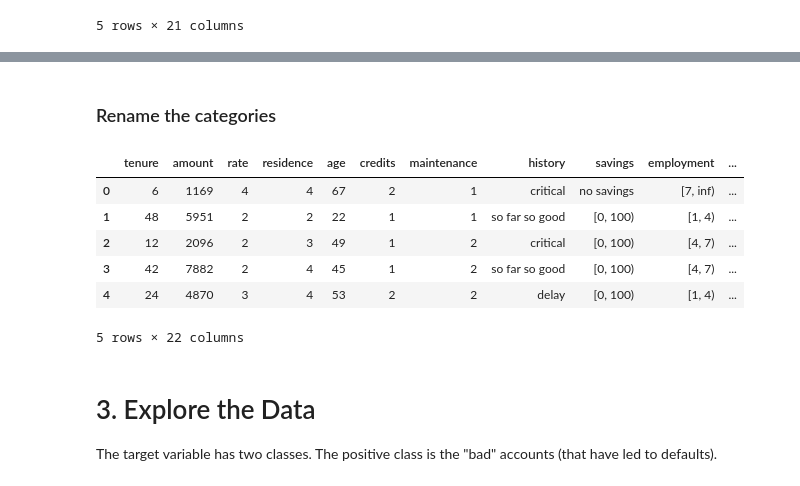
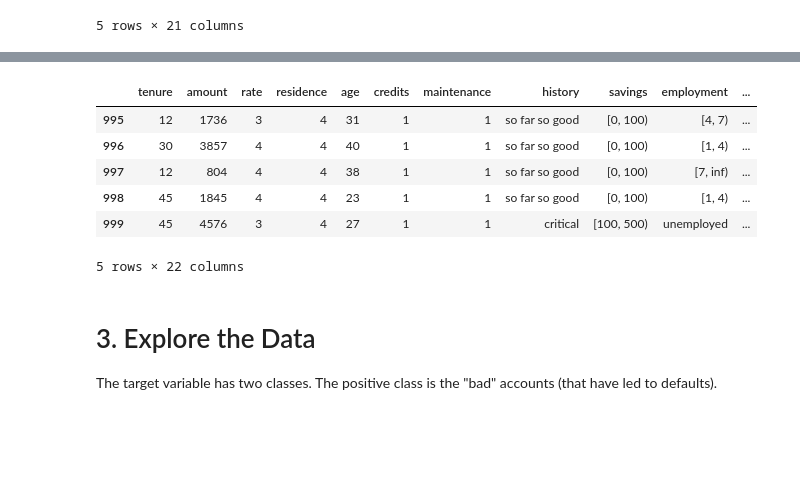
Before and after one commit to leztien/portfolio-project-classification-for-german-credit-database, a Jupyter notebook: exploratory_data_analysis.ipynb, the cells around one changed output, grey strips where cells are left out. Saved outputs shown, nothing was run; the diff lists cells and outputs as text; code cells hidden in the pictures; blank space fills up the shorter version.

```diff
--- a/exploratory_data_analysis.ipynb
+++ b/exploratory_data_analysis.ipynb
@@ -162,2 +99,0 @@ df["sex"] = np.where(
-# %% [markdown]
-### Rename the categories
@@ -275,14 +99,0 @@ for j, d in mapping.items():
-# %%
-# Rearrange the columns: num, cat, str, label
-df = pd.concat([df.select_dtypes(np.number), df.select_dtypes('category'), df.select_dtypes('object')], axis=1)
-df['personal'] = df.pop('personal')
-df['label'] = df.pop('label')
-df.head()
-# %% [output]
-|  | tenure | amount | rate | residence | age | credits | maintenance | history | savings | employment | ... |
-| 0 | 6 | 1169 | 4 | 4 | 67 | 2 | 1 | critical | no savings | [7, inf) | ... |
-| 1 | 48 | 5951 | 2 | 2 | 22 | 1 | 1 | so far so good | [0, 100) | [1, 4) | ... |
-| 2 | 12 | 2096 | 2 | 3 | 49 | 1 | 2 | critical | [0, 100) | [4, 7) | ... |
-| 3 | 42 | 7882 | 2 | 4 | 45 | 1 | 2 | so far so good | [0, 100) | [4, 7) | ... |
-| 4 | 24 | 4870 | 3 | 4 | 53 | 2 | 2 | delay | [0, 100) | [1, 4) | ... |
-5 rows × 22 columns
@@ -292,3 +100,15 @@ df.to_csv("data/user_friendly_cats.csv", index=False)
+# %%
+# load the user friendly dataframe with column and category names for handy EDA
+df = load_data(mode='analysis')
+df.tail()
+# %% [output]
+|  | tenure | amount | rate | residence | age | credits | maintenance | history | savings | employment | ... |
+| 995 | 12 | 1736 | 3 | 4 | 31 | 1 | 1 | so far so good | [0, 100) | [4, 7) | ... |
+| 996 | 30 | 3857 | 4 | 4 | 40 | 1 | 1 | so far so good | [0, 100) | [1, 4) | ... |
+| 997 | 12 | 804 | 4 | 4 | 38 | 1 | 1 | so far so good | [0, 100) | [7, inf) | ... |
+| 998 | 45 | 1845 | 4 | 4 | 23 | 1 | 1 | so far so good | [0, 100) | [1, 4) | ... |
+| 999 | 45 | 4576 | 3 | 4 | 27 | 1 | 1 | critical | [100, 500) | unemployed | ... |
+5 rows × 22 columns
 # %% [markdown]
 # 3. Explore the Data
 
```
Also changed, not shown: parts of 25 cells of this notebook, 2 other files.
